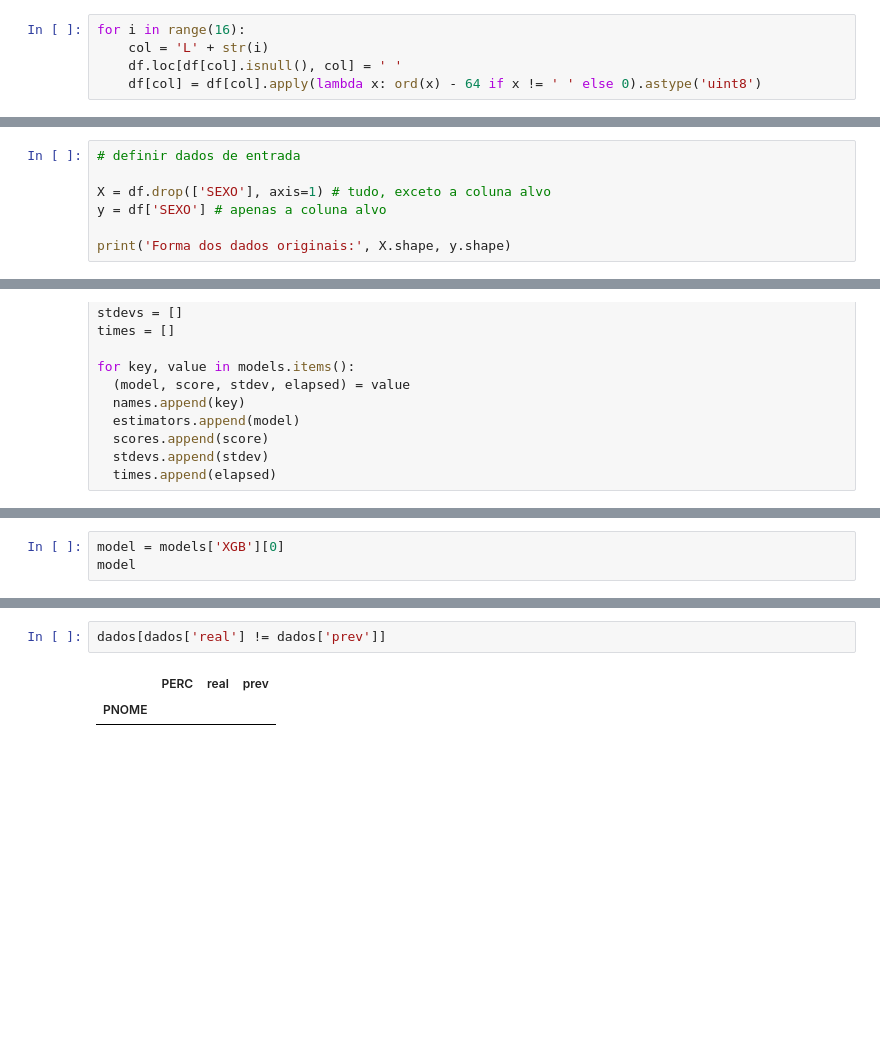
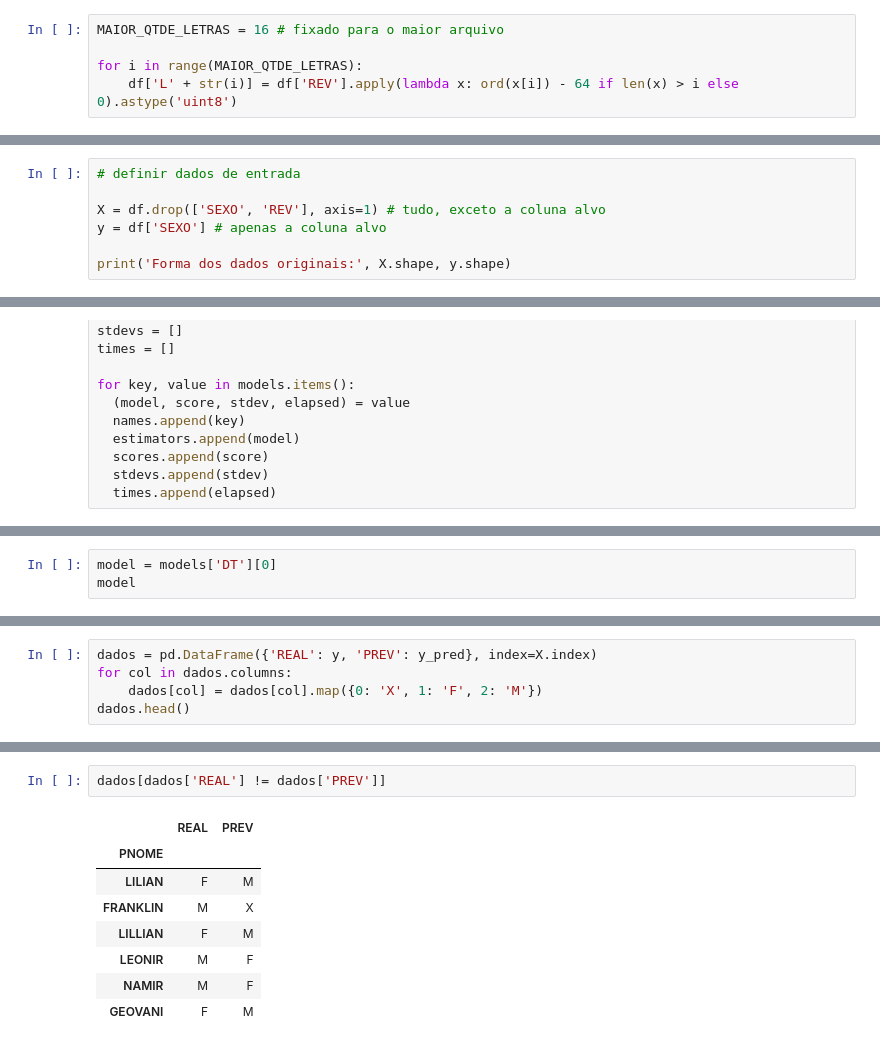
Before and after one commit to hjort/analise-pessoas-brasil, a Jupyter notebook: 61-modelo-genero-nome.ipynb, the cells around one changed output, grey strips where cells are left out. Drawn from its saved outputs; the diff is of its cells as text; blank space fills up the shorter version.

```diff
--- a/61-modelo-genero-nome.ipynb
+++ b/61-modelo-genero-nome.ipynb
@@ -38,5 +41,5 @@ df['SEXO'] = df['SEXO'].astype('uint8')
 # %%
-for i in range(16):
-    col = 'L' + str(i)
-    df.loc[df[col].isnull(), col] = ' '
-    df[col] = df[col].apply(lambda x: ord(x) - 64 if x != ' ' else 0).astype('uint8')
+MAIOR_QTDE_LETRAS = 16 # fixado para o maior arquivo
+
+for i in range(MAIOR_QTDE_LETRAS):
+    df['L' + str(i)] = df['REV'].apply(lambda x: ord(x[i]) - 64 if len(x) > i else 0).astype('uint8')
@@ -83,7 +71,7 @@ df.head(10)
 # %%
 # definir dados de entrada
 
-X = df.drop(['SEXO'], axis=1) # tudo, exceto a coluna alvo
+X = df.drop(['SEXO', 'REV'], axis=1) # tudo, exceto a coluna alvo
 y = df['SEXO'] # apenas a coluna alvo
 
 print('Forma dos dados originais:', X.shape, y.shape)
@@ -533,4 +534,4 @@ results_df.sort_values(by='Score', ascending=False)
 # %%
-model = models['XGB'][0]
+model = models['DT'][0]
 model
 # %% [output]
@@ -586,0 +558,5 @@ See the caveats in the documentation: https://pandas.pydata.org/pandas-docs/stab
+# %%
+dados = pd.DataFrame({'REAL': y, 'PREV': y_pred}, index=X.index)
+for col in dados.columns:
+    dados[col] = dados[col].map({0: 'X', 1: 'F', 2: 'M'})
+dados.head()
@@ -594,5 +585,11 @@ array([[21891,     0,     0],
 # %%
-dados[dados['real'] != dados['prev']]
+dados[dados['REAL'] != dados['PREV']]
 # %% [output]
-|  | PERC | real | prev |
-| PNOME |  |  |  |
+|  | REAL | PREV |
+| PNOME |  |  |
+| LILIAN | F | M |
+| FRANKLIN | M | X |
+| LILLIAN | F | M |
+| LEONIR | M | F |
+| NAMIR | M | F |
+| GEOVANI | F | M |
```
Also changed, not shown: parts of 35 cells of this notebook, 3 other files.
